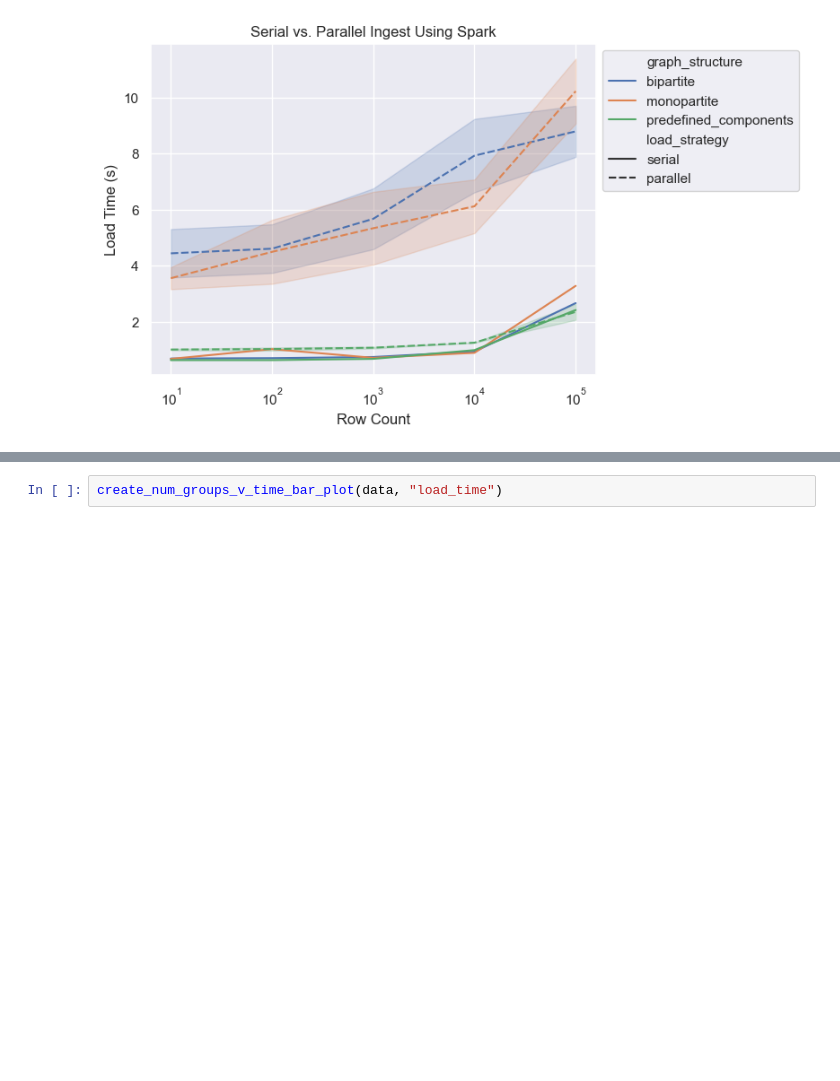
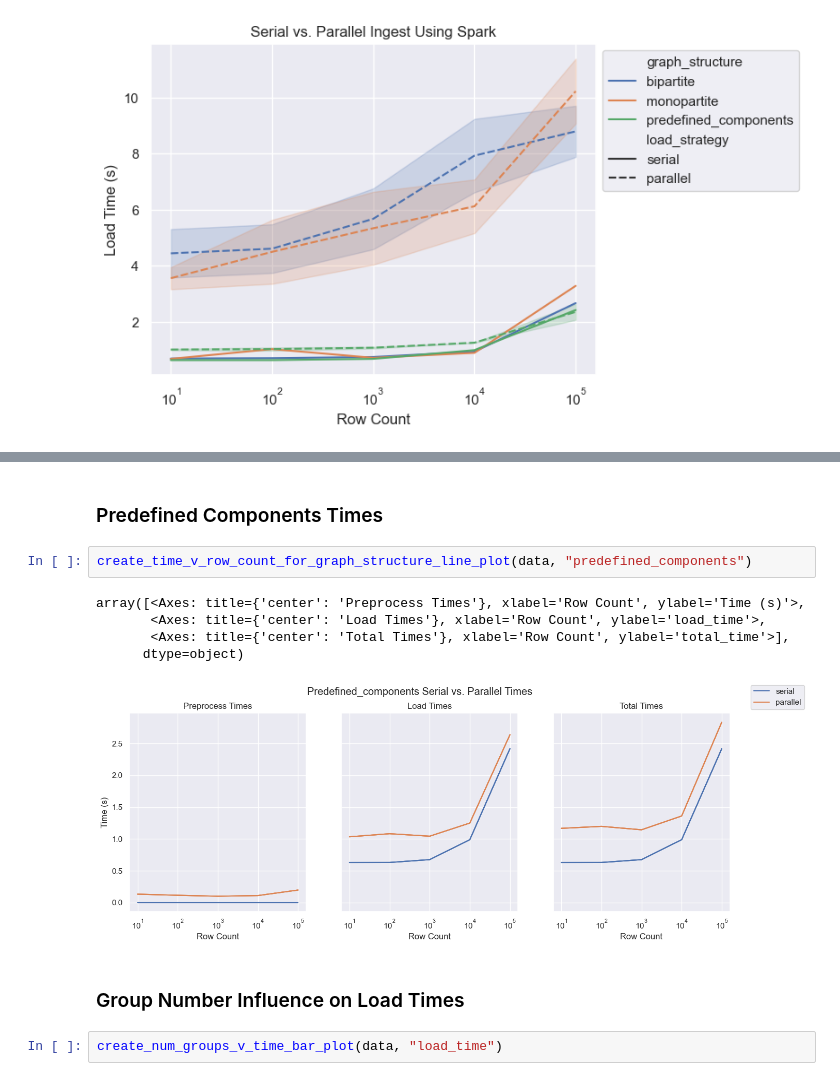
Before and after one commit to neo4j-field/neo4j-parallel-spark-loader, a Jupyter notebook: benchmarking/analyze_results.ipynb, the cells around one changed output, grey strips where cells are left out. Cells and saved outputs as stored; diff of their text form; blank space fills up the shorter version.

```diff
--- a/benchmarking/analyze_results.ipynb
+++ b/benchmarking/analyze_results.ipynb
@@ -35,3 +51,15 @@ array([<Axes: title={'center': 'Preprocess Times'}, xlabel='Row Count', ylabel='
+# %% [markdown]
+### Predefined Components Times
+# %%
+create_time_v_row_count_for_graph_structure_line_plot(data, "predefined_components")
+# %% [output]
+array([<Axes: title={'center': 'Preprocess Times'}, xlabel='Row Count', ylabel='Time (s)'>,
+       <Axes: title={'center': 'Load Times'}, xlabel='Row Count', ylabel='load_time'>,
+       <Axes: title={'center': 'Total Times'}, xlabel='Row Count', ylabel='total_time'>],
+      dtype=object)
+[figure, added]
+# %% [markdown]
+### Group Number Influence on Load Times
 # %%
 create_num_groups_v_time_bar_plot(data, "load_time")
 # %% [output]
```
Also changed, not shown: parts of 9 cells of this notebook, 1 other file.
